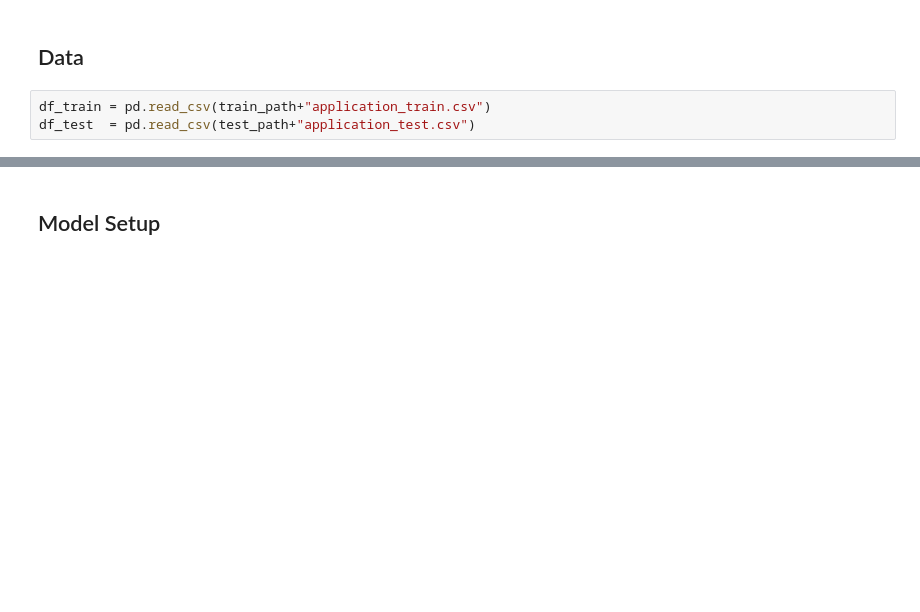
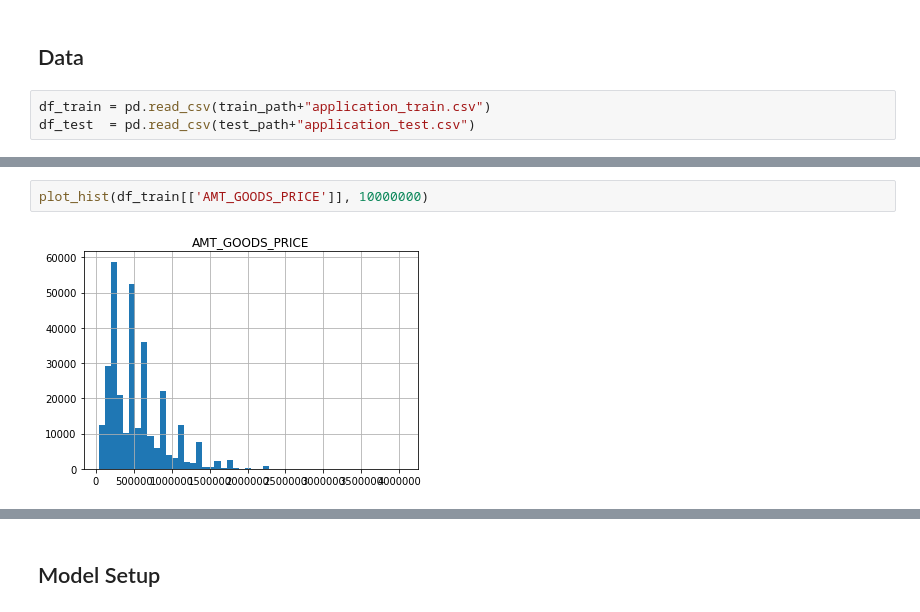
Before and after one commit to lasmith/kaggle-home-credit, a Jupyter notebook: HomeCredit_Exploration.ipynb, the cells around one changed output, grey strips where cells are left out. Cells and saved outputs as stored; diff of their text form; blank space fills up the shorter version.

```diff
--- a/HomeCredit_Exploration.ipynb
+++ b/HomeCredit_Exploration.ipynb
@@ -74,0 +99,4 @@ df_test.describe()
+# %%
+plot_hist(df_train[['AMT_GOODS_PRICE']], 10000000)
+# %% [output]
+[figure, added]
```
Also changed, not shown: parts of 48 cells of this notebook, 7 other files.
